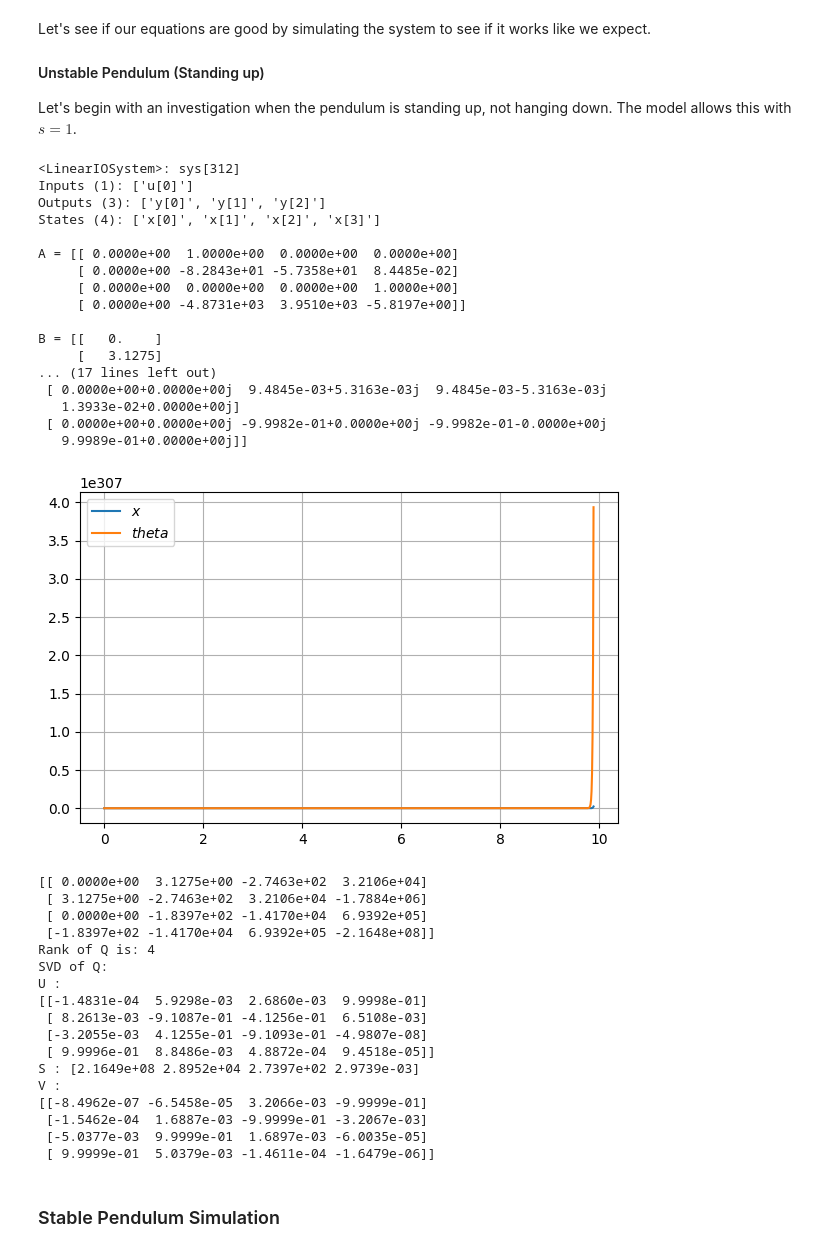
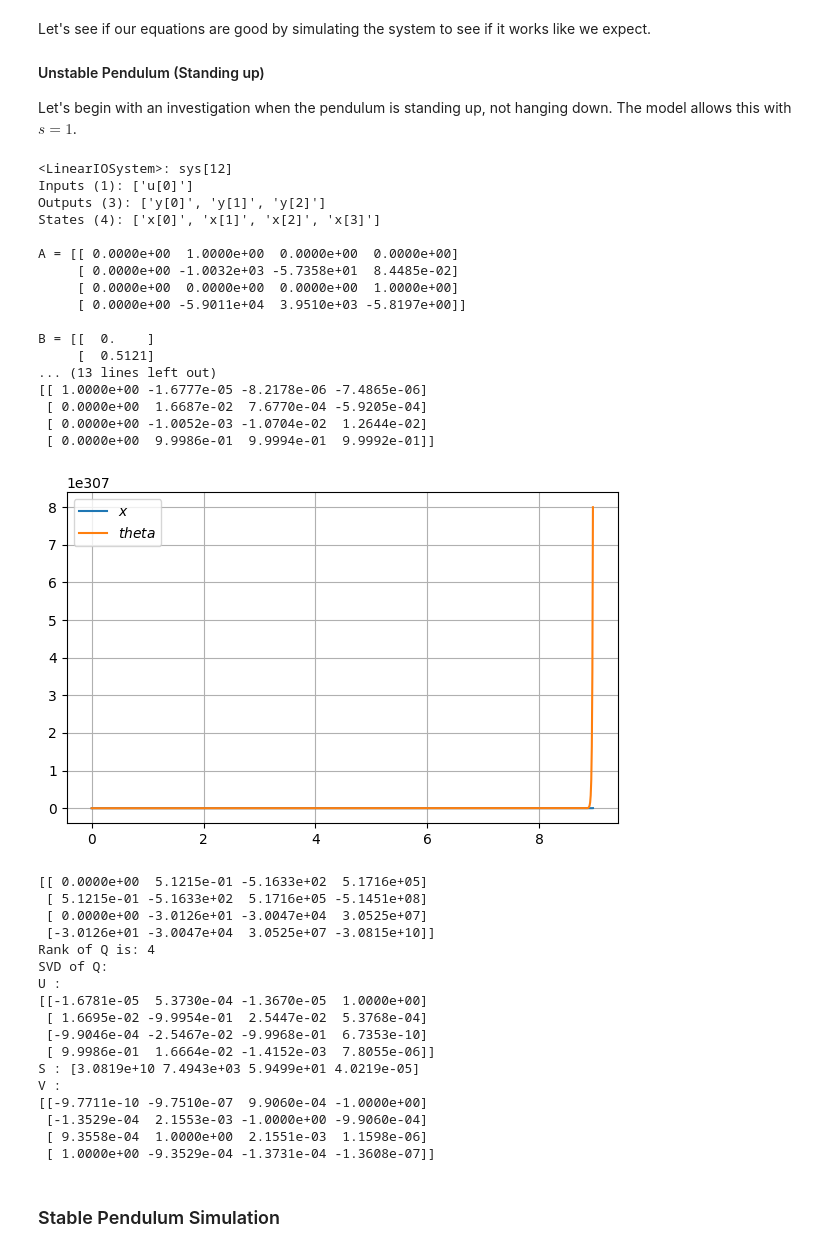
Before and after one commit to JoshuaMularczyk/SelfBalancingCar, a Jupyter notebook: Simulations/SelfBalancingCart.ipynb, the cells around one changed output. Drawn from its saved outputs; the diff is of its cells as text; code cells hidden in the pictures.

```diff
--- a/Simulations/SelfBalancingCart.ipynb
+++ b/Simulations/SelfBalancingCart.ipynb
@@ -18,12 +18,12 @@ Ib = 1.7630*10**-4 # Moment of Inertia of Body
 Iw = 2.79639*10**-5 # Moment of Inertia of Wheel
 L = 0.017 # length of the long pendulum rod (meters)
 g = 9.81  # gravity (m/s^2)
-k = 0.0298 # motor constant
+k = 0.1037 # motor constant
 s = 1  #  -1 for hanging down; +1 for up
-def setupModel(mb = 0.7177,mw = 0.0982,R = 4.6,r = 0.03375,Ib = 1.7630*10**-4,Iw = 2.79639*10**-5,L= 0.017,g = 9.81,k = 0.0298,s = 1):
+def setupModel(mb = 0.7177,mw = 0.0982,R = 4.6,r = 0.03375,Ib = 1.7630*10**-4,Iw = 2.79639*10**-5,L= 0.017,g = 9.81,k = 0.1037,s = 1):
     # Now the state model
     A = np.array([[0,1,0,0],[0,-(60*k**2)/(r**2*R*mw+Iw*R),-(mb*g*r**2)/(mw*r**2+Iw),((Ib*r**2)/(mw*L*r**2+Iw*L))],[0,0,0,1],[0,-(60*k**2)/(r**2*R*mw*L+Iw*R*L),((mb*g*r**2+mw*g*r**2+Iw*g)/(mw*L*r**2+Iw*L)),-(r**2*mb*Ib+r**2*mw*Ib+Iw*Ib)/(mb*mw*L**2*r**2+mb*Iw*L**2)]])
-    B = np.array([[0],[2*k/(r*R*mw+(Iw*R)/r)],[0],[-2*k/(R*mw*L*r+(Iw/r)*L*R)]])
+    B = np.array([[0],[24*k/(255*r*R*mw+(255*Iw*R)/r)],[0],[-24*k/(255*R*mw*L*r+(255*Iw*L*R)/r)]])
    # C = np.array([[1.83/r,0,0,0],[0,0,1,0]]);
     #C = np.identity(4)
     C = np.array([[29.630,0,0,0],[0,-82.643,-57.358,0.084485],[0,0,0,1]])
@@ -31,7 +31,7 @@ def setupModel(mb = 0.7177,mw = 0.0982,R = 4.6,r = 0.03375,Ib = 1.7630*10**-4,Iw
     pendsys = ct.ss(A, B, C, D)
     return pendsys
 
-pendsys = setupModel(mb = 0.7177,mw = 0.0982,R = 4.6,r = 0.03375,Ib = 1.7630*10**-4,Iw = 2.79639*10**-5,L = 0.017,g = 9.81,k = 0.0298,s = 1)
+pendsys = setupModel(mb = 0.7177,mw = 0.0982,R = 4.6,r = 0.03375,Ib = 1.7630*10**-4,Iw = 2.79639*10**-5,L = 0.017,g = 9.81,k = 0.1037,s = 1)
 print(pendsys)
 x0 = [0,0.1,0,0]
 t = np.arange(0, 15, 0.01)
@@ -67,44 +67,44 @@ def displayUPendSimulation(u):
     ax.legend([r'$u$']) #, r'$\dot y$', r'$\dot \theta$'])
     plt.grid()
 
 def getABCD(pendsys):
     # %% Getting the model matrices as lists and then as arrays :
     ( A_list , B_list , C_list , D_list ) = ct.ssdata(pendsys)
     A = np.array ( A_list )
     B = np.array ( B_list )
     C = np.array ( C_list )
     D = np.array ( D_list )
     return A, B, C, D
 
 def displayEigenStuff(A):
     (w, v) = np.linalg.eig(A)
     print('Eigenvalues of A:', w)
     print('Eigenvectors of A:')
     print(v)
     return v, w
 
 A, B, C, D = getABCD(pendsys)
 v, w = displayEigenStuff(A)
 displayPendSimulation(t, y)
 # %% [output]
-<LinearIOSystem>: sys[312]
+<LinearIOSystem>: sys[12]
 Inputs (1): ['u[0]']
 Outputs (3): ['y[0]', 'y[1]', 'y[2]']
 States (4): ['x[0]', 'x[1]', 'x[2]', 'x[3]']
 
 A = [[ 0.0000e+00  1.0000e+00  0.0000e+00  0.0000e+00]
-     [ 0.0000e+00 -8.2843e+01 -5.7358e+01  8.4485e-02]
+     [ 0.0000e+00 -1.0032e+03 -5.7358e+01  8.4485e-02]
      [ 0.0000e+00  0.0000e+00  0.0000e+00  1.0000e+00]
-     [ 0.0000e+00 -4.8731e+03  3.9510e+03 -5.8197e+00]]
+     [ 0.0000e+00 -5.9011e+04  3.9510e+03 -5.8197e+00]]
 
-B = [[   0.    ]
-     [   3.1275]
-... (17 lines left out)
- [ 0.0000e+00+0.0000e+00j  9.4845e-03+5.3163e-03j  9.4845e-03-5.3163e-03j
-   1.3933e-02+0.0000e+00j]
- [ 0.0000e+00+0.0000e+00j -9.9982e-01+0.0000e+00j -9.9982e-01-0.0000e+00j
-   9.9989e-01+0.0000e+00j]]
+B = [[  0.    ]
+     [  0.5121]
+... (13 lines left out)
+[[ 1.0000e+00 -1.6777e-05 -8.2178e-06 -7.4865e-06]
+ [ 0.0000e+00  1.6687e-02  7.6770e-04 -5.9205e-04]
+ [ 0.0000e+00 -1.0052e-03 -1.0704e-02  1.2644e-02]
+ [ 0.0000e+00  9.9986e-01  9.9994e-01  9.9992e-01]]
-[figure, old version]
+[figure, new version]
 # %%
 Q = np.hstack([B, np.matmul(A, B), np.matmul(A, np.matmul(A, B)),np.matmul(A, np.matmul(A, np.matmul(A, B)))])
 print(Q)
@@ -118,23 +118,23 @@ print('S :', S)
 print('V :')
 print(V)
 # %% [output]
-[[ 0.0000e+00  3.1275e+00 -2.7463e+02  3.2106e+04]
- [ 3.1275e+00 -2.7463e+02  3.2106e+04 -1.7884e+06]
- [ 0.0000e+00 -1.8397e+02 -1.4170e+04  6.9392e+05]
- [-1.8397e+02 -1.4170e+04  6.9392e+05 -2.1648e+08]]
+[[ 0.0000e+00  5.1215e-01 -5.1633e+02  5.1716e+05]
+ [ 5.1215e-01 -5.1633e+02  5.1716e+05 -5.1451e+08]
+ [ 0.0000e+00 -3.0126e+01 -3.0047e+04  3.0525e+07]
+ [-3.0126e+01 -3.0047e+04  3.0525e+07 -3.0815e+10]]
 Rank of Q is: 4
 SVD of Q:
 U :
-[[-1.4831e-04  5.9298e-03  2.6860e-03  9.9998e-01]
- [ 8.2613e-03 -9.1087e-01 -4.1256e-01  6.5108e-03]
- [-3.2055e-03  4.1255e-01 -9.1093e-01 -4.9807e-08]
- [ 9.9996e-01  8.8486e-03  4.8872e-04  9.4518e-05]]
-S : [2.1649e+08 2.8952e+04 2.7397e+02 2.9739e-03]
+[[-1.6781e-05  5.3730e-04 -1.3670e-05  1.0000e+00]
+ [ 1.6695e-02 -9.9954e-01  2.5447e-02  5.3768e-04]
+ [-9.9046e-04 -2.5467e-02 -9.9968e-01  6.7353e-10]
+ [ 9.9986e-01  1.6664e-02 -1.4152e-03  7.8055e-06]]
+S : [3.0819e+10 7.4943e+03 5.9499e+01 4.0219e-05]
 V :
-[[-8.4962e-07 -6.5458e-05  3.2066e-03 -9.9999e-01]
- [-1.5462e-04  1.6887e-03 -9.9999e-01 -3.2067e-03]
- [-5.0377e-03  9.9999e-01  1.6897e-03 -6.0035e-05]
- [ 9.9999e-01  5.0379e-03 -1.4611e-04 -1.6479e-06]]
+[[-9.7711e-10 -9.7510e-07  9.9060e-04 -1.0000e+00]
+ [-1.3529e-04  2.1553e-03 -1.0000e+00 -9.9060e-04]
+ [ 9.3558e-04  1.0000e+00  2.1551e-03  1.1598e-06]
+ [ 1.0000e+00 -9.3529e-04 -1.3731e-04 -1.3608e-07]]
 # %% [markdown]
 ### Stable Pendulum Simulation
 # %%
```
Also changed, not shown: parts of 2 cells of this notebook, 3 other files.
